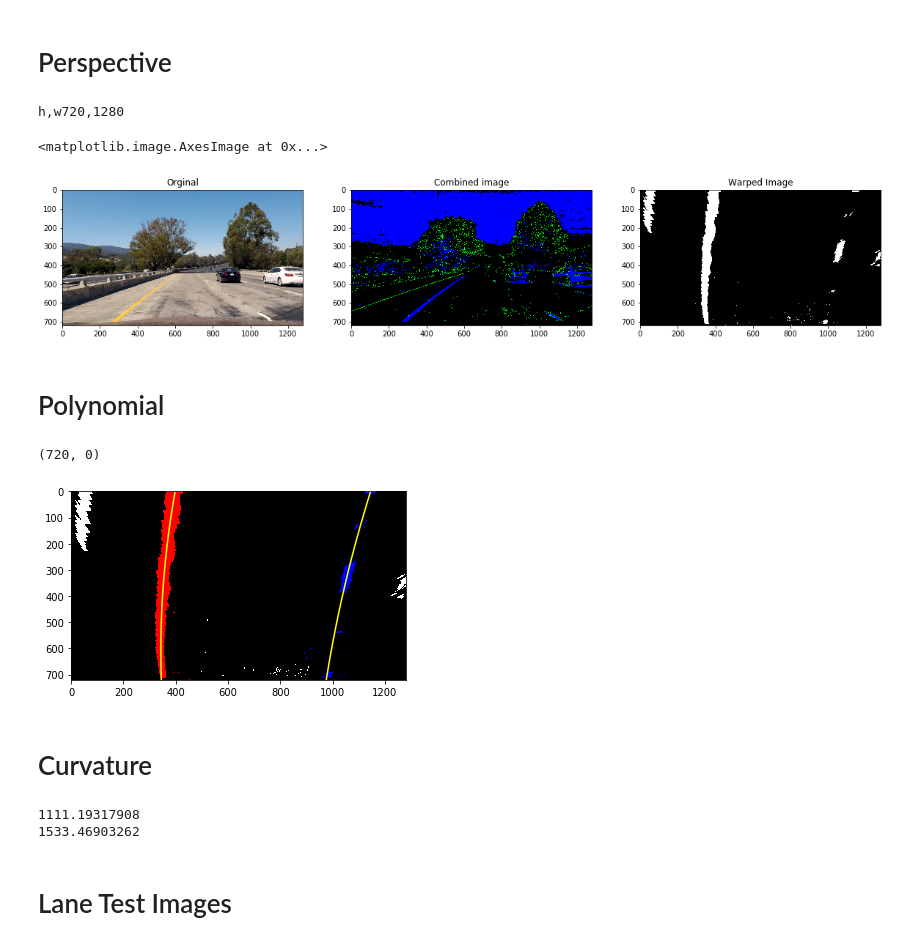
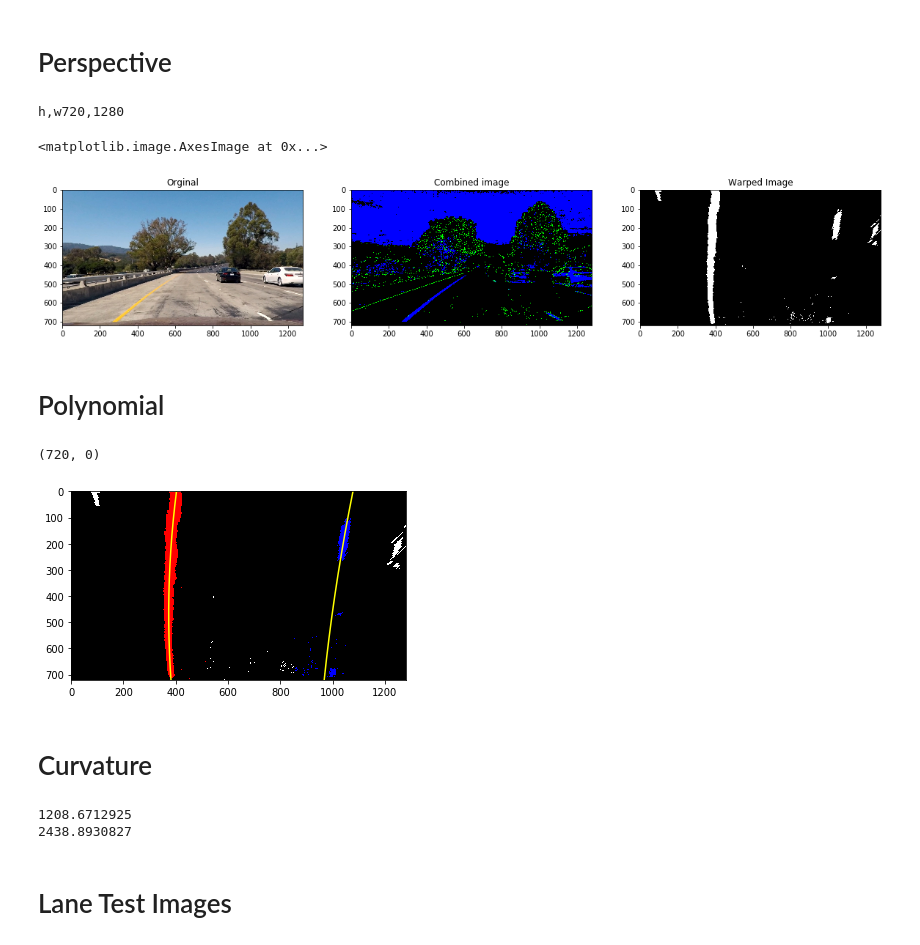
Before and after one commit to ridmeh/advancedlanefinding, a Jupyter notebook: AdvanceLaneFinding.ipynb, the cells around one changed output. Drawn from its saved outputs; the diff is of its cells as text; code cells hidden in the pictures.

```diff
--- a/AdvanceLaneFinding.ipynb
+++ b/AdvanceLaneFinding.ipynb
@@ -191,36 +191,38 @@ import matplotlib.pyplot as plt
 
 #combined_binary = thresholded
 img_size = combined_binary
 
 img_size[1], img_size[0] = img.shape[:2]
 h,w = img.shape[:2]
 print ('h,w'+str(h)+','+str(w))
 
 #Manual point calculation (picked up from one of the forum posts)
 #happen to try a lot and ulimatley this works
 #------------------
-src = np.array([[585,460],[203,720],[1127,720],[695,460]],np.float32)
-dst = np.array([[320,0],[320,720],[960,720],[960,0]],np.float32)
+#src = np.array([[585,460],[203,720],[1127,720],[695,460]],np.float32)
+#dst = np.array([[320,0],[320,720],[960,720],[960,0]],np.float32)
 
+src = np.float32([[(200, 720), (570, 470), (720, 470), (1130, 720)]])
+dst = np.float32([[(350, 720), (350, 0), (980, 0), (980, 720)]])
 
 M = cv2.getPerspectiveTransform(src, dst)
 Minv = cv2.getPerspectiveTransform(dst, src)
 binary_warped = cv2.warpPerspective(combined_binary, M, (w, h), flags=cv2.INTER_LINEAR)
 
 
 f, (ax0, ax1, ax2) = plt.subplots(1, 3, figsize=(20,10))
 ax0.set_title('Orginal')
 ax0.imshow(img)
 
 ax1.set_title('Combined image')
 ax1.imshow(color_binary)
 
 ax2.set_title('Warped Image')
 ax2.imshow(binary_warped, cmap='gray')
 # %% [output]
 h,w720,1280
 <matplotlib.image.AxesImage at 0x...>
-[figure, old version]
+[figure, new version]
 # %% [markdown]
 # Polynomial
 # %%
@@ -317,7 +319,7 @@ plt.xlim(0, 1280)
 plt.ylim(720, 0)
 # %% [output]
 (720, 0)
-[figure, old version]
+[figure, new version]
 # %% [markdown]
 # Curvature
 # %%
@@ -340,8 +342,8 @@ rl_c_r = calc_curv_radius(right_fitx)
 print (ll_c_r)
 print (rl_c_r)
 # %% [output]
-1111.19317908
-1533.46903262
+1208.6712925
+2438.8930827
 # %% [markdown]
 # Lane Test Images
 # %%
```
Also changed, not shown: parts of 2 cells of this notebook.
